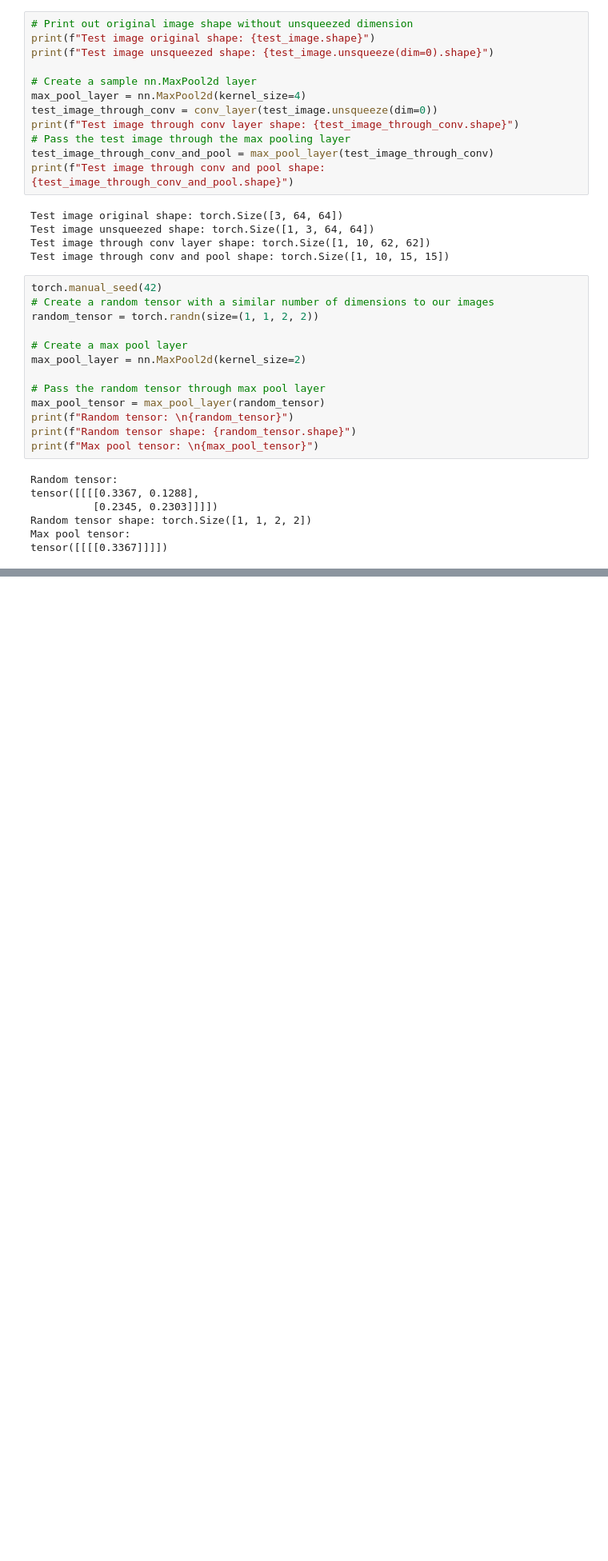
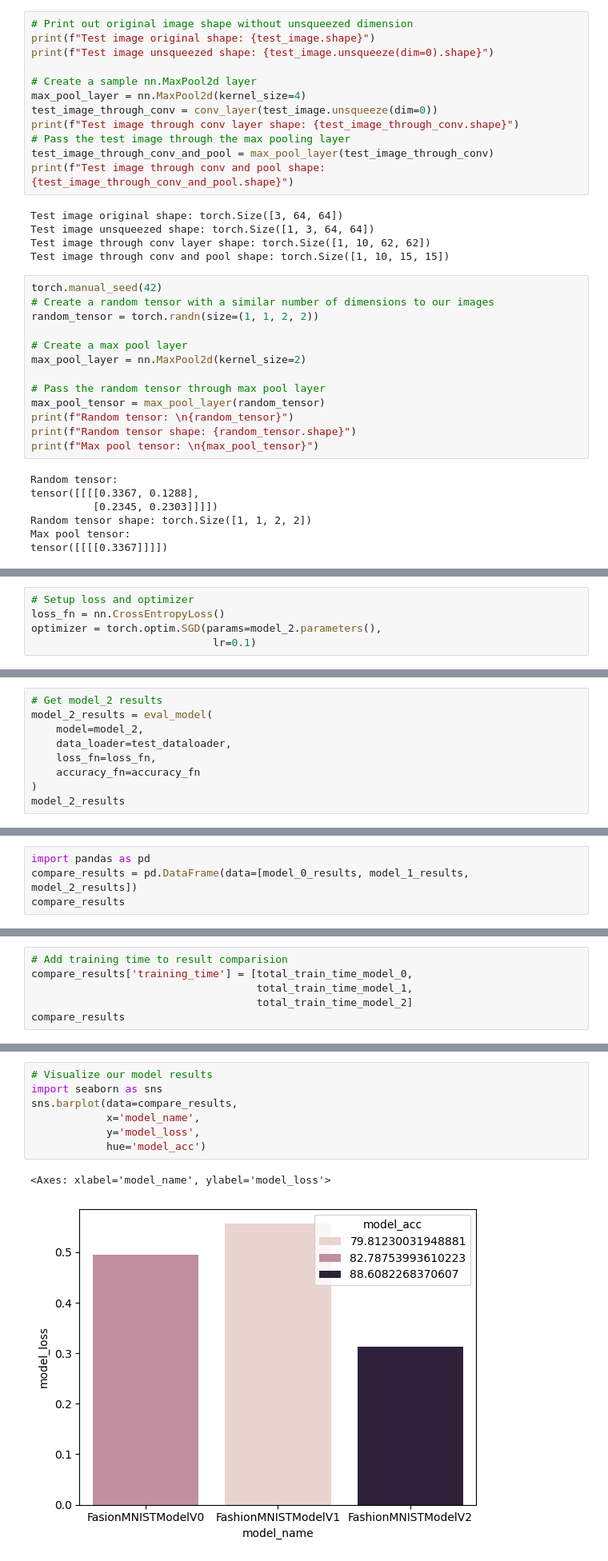
Before and after one commit to prashantiyaramareddy/MyPython-Stuff, a Jupyter notebook: Pytorch/Pytorch_ComputerVision.ipynb, the cells around one changed output, grey strips where cells are left out. Shown at 80% size. Drawn from its saved outputs; the diff is of its cells as text; blank space fills up the shorter version.

Commit message:
model_2 compare results, confusion matrix visualization

```diff
--- a/Pytorch/Pytorch_ComputerVision.ipynb
+++ b/Pytorch/Pytorch_ComputerVision.ipynb
@@ -970,0 +975,5 @@ tensor([[[[0.3367]]]])
+# %%
+# Setup loss and optimizer
+loss_fn = nn.CrossEntropyLoss()
+optimizer = torch.optim.SGD(params=model_2.parameters(),
+                             lr=0.1)
@@ -970,0 +1019,9 @@ tensor([[[[0.3367]]]])
+# %%
+# Get model_2 results
+model_2_results = eval_model(
+    model=model_2,
+    data_loader=test_dataloader,
+    loss_fn=loss_fn,
+    accuracy_fn=accuracy_fn
+)
+model_2_results
@@ -970,0 +1040,4 @@ tensor([[[[0.3367]]]])
+# %%
+import pandas as pd
+compare_results = pd.DataFrame(data=[model_0_results, model_1_results, model_2_results])
+compare_results
@@ -970,0 +1049,6 @@ tensor([[[[0.3367]]]])
+# %%
+# Add training time to result comparision
+compare_results['training_time'] = [total_train_time_model_0,
+                                    total_train_time_model_1,
+                                    total_train_time_model_2]
+compare_results
@@ -970,0 +1066,10 @@ tensor([[[[0.3367]]]])
+# %%
+# Visualize our model results
+import seaborn as sns
+sns.barplot(data=compare_results,
+            x='model_name',
+            y='model_loss',
+            hue='model_acc')
+# %% [output]
+<Axes: xlabel='model_name', ylabel='model_loss'>
+[figure, added]
```
Also changed, not shown: parts of 27 cells of this notebook.
